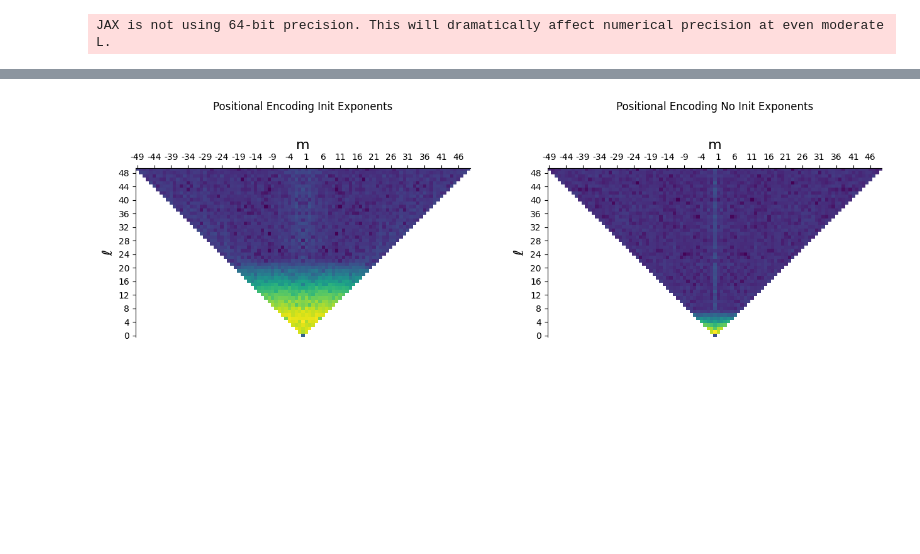
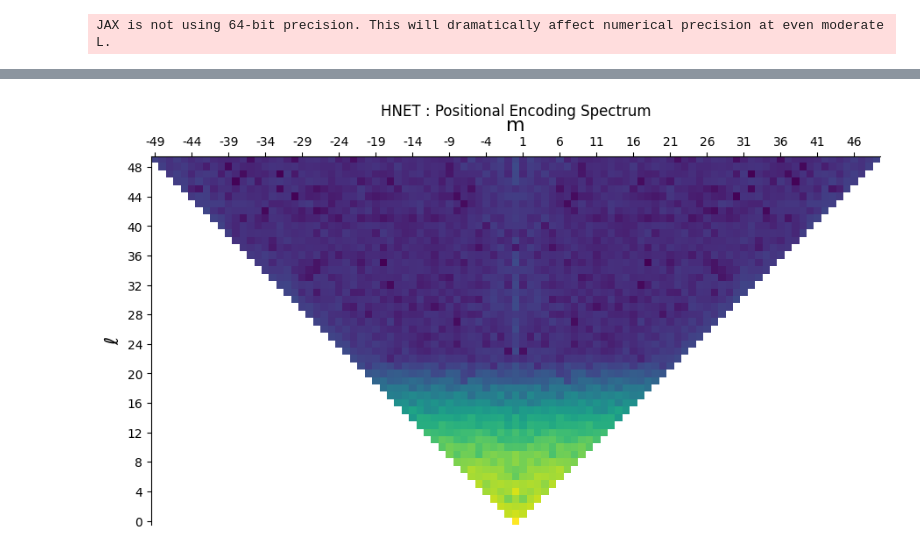
Before and after one commit to TheoHanon/Spherical-Implicit-Neural-Representation, a Jupyter notebook: notebooks/stacked_spectrum.ipynb, the cells around one changed output, grey strips where cells are left out. Drawn from its saved outputs; the diff is of its cells as text; code cells hidden in the pictures; blank space fills up the shorter version.

```diff
--- a/notebooks/stacked_spectrum.ipynb
+++ b/notebooks/stacked_spectrum.ipynb
@@ -24,9 +15,18 @@ shnet_noinit = torch.nn.Sequential(
+# %%
+LINIT = 5
+# %%
+hnet_pe = nn.Sequential(
+    ToCart(),
+    sph.HerglotzPE(
+        num_atoms=100,
+        L_init=LINIT
+    )
+)
 # %%
 phi, theta, (nlon, nlat) = utils.sample_s2(L = 50, sampling = "gl")
 x = torch.stack([theta.flatten(), phi.flatten()], dim=-1).float()
 # %%
-yinit = shnet_init(x).reshape(nlat, nlon, -1)
-ynoinit = shnet_noinit(x).reshape(nlat, nlon, -1)
+yinit = hnet_pe(x).reshape(nlat, nlon, -1)
 # %%
 sh_transforms_init = []
 
@@ -48,13 +51,7 @@ sh_transforms_noinit = np.sum(sh_transforms_noinit, axis=0)
 # %%
 fig = plt.figure(figsize=(12, 5))
-subfigs = fig.subfigures(1, 2, hspace=0.01)
-
-im1 = utils.plot_SHT_coeffs(sh_transforms_init, ticks_m=5, ticks_l=4, fig = subfigs[0], cmap = "viridis",)
-subfigs[0].suptitle("Positional Encoding Init Exponents")
-im2 = utils.plot_SHT_coeffs(sh_transforms_noinit, ticks_m=5, ticks_l=4, fig = subfigs[1], cmap = "viridis")
-subfigs[1].suptitle("Positional Encoding No Init Exponents")
-
-
+im = utils.plot_SHT_coeffs(sh_transforms_init, ticks_m=5, ticks_l=4, fig = fig, cmap = "viridis",)
+fig.suptitle("HNET : Positional Encoding Spectrum", y = 1)
 plt.show()
 # %% [output]
-[figure, old version]
+[figure, new version]
```
Also changed, not shown: parts of 4 cells of this notebook, 12 other files.
